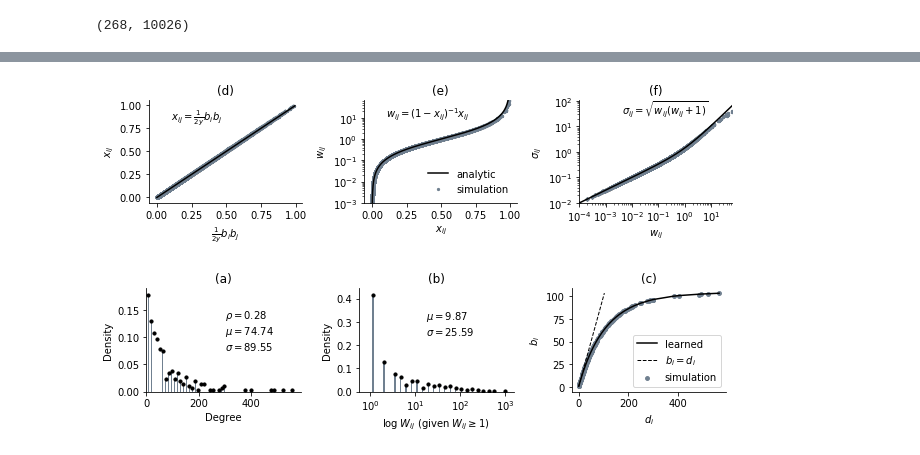
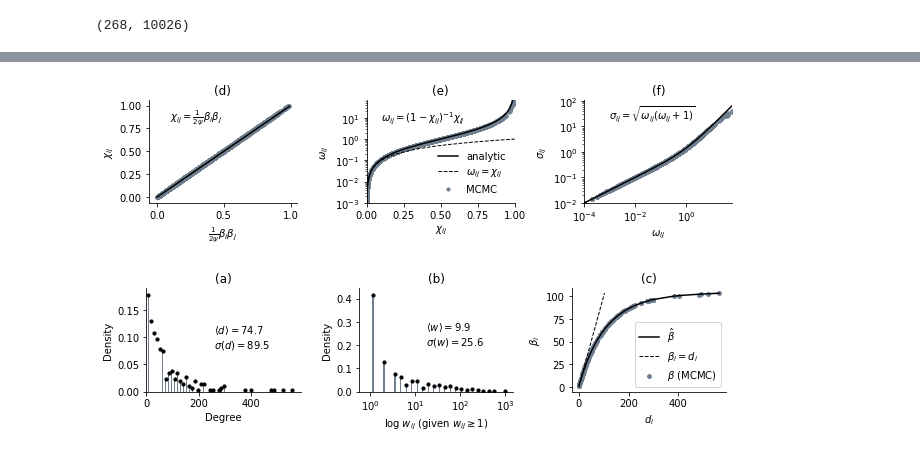
Before and after one commit to PhilChodrow/multigraph_moments, a Jupyter notebook: figs_descriptive.ipynb, the cells around one changed output, grey strips where cells are left out. Drawn from its saved outputs; the diff is of its cells as text; code cells hidden in the pictures.

```diff
--- a/figs_descriptive.ipynb
+++ b/figs_descriptive.ipynb
@@ -121,27 +130,27 @@ ax1 = fig.add_subplot(131)
 CL_ = X_from_b(b_)
 ax1.scatter(CL_.ravel(),
             x.ravel(),
-            s = 5,
+            s = 10,
             label = 'simulation',
             color = 'slategrey',
             alpha = alpha)
 ax1.plot([0, x.max()], [0, x.max()], color = 'black', label = 'analytic', linewidth = linewidth)
 
-ax1.set(xlabel = r'$\frac{1}{2y}b_ib_j$',
-        ylabel = r'$x_{ij}$',
+ax1.set(xlabel = r'$\frac{1}{2\psi}\beta_i\beta_j$',
+        ylabel = r'$\chi_{ij}$',
         title = '(d)')
 
 
 # ax1.text(.5, .25, r'$x_{ij} = \frac{b_ib_j}{2y}$')
-ax1.text(.1, .85, r'$x_{ij} = \frac{1}{2y}b_ib_j$')
+ax1.text(.1, .85, r'$\chi_{ij} = \frac{1}{2\psi}\beta_i\beta_j$')
 
 # second plot: w_{ij} vs. x_{ij}
 
 ax2 = fig.add_subplot(132)
 ax2.scatter(x.ravel(),
            w.ravel(),
-           s = 5,
-           label = 'simulation',
+           s = 10,
+           label = 'MCMC',
            color = 'slategrey',
            alpha = alpha)
 ax2.semilogy()
@@ -150,60 +159,65 @@ ax2.semilogy()
 X = np.linspace(w.min(), w.max(), 100000)
 Y = X/(1+X)
 ax2.plot(Y, X, color = 'black', label = 'analytic', linewidth = linewidth)
+ax2.plot(X, X, color = 'black', label = r'$\omega_{ij} = \chi_{ij}$', linestyle = 'dashed', linewidth = 1)
 
 ax2.set(ylim = (w.min() + .001, w.max()),
-       xlabel = r'$x_{ij}$',
-       ylabel = r'$w_{ij}$',
+        xlim = (0,1),
+       xlabel = r'$\chi_{ij}$',
+       ylabel = r'$\omega_{ij}$',
         title = '(e)')
 
 
 # ax2.text(.35, .05, r'$w_{ij} = \frac{x_{ij}}{1-x_{ij}}$')
-ax2.text(.1, 10, r'$w_{ij} = (1-x_{ij})^{-1}x_{ij}$')
+ax2.text(.1, 7, r'$\omega_{ij} = (1-\chi_{ij})^{-1}\chi_{ij}$')
 
 # third plot: variance
 ax3 = fig.add_subplot(133)
 sig = np.sqrt(w2.ravel() - (w**2).ravel())
 ax3.scatter(w.ravel(),
            sig,
-           s = 5,
-           label = 'simulation',
+           s = 10,
+#            label = 'simulation',
            color = 'slategrey',
            alpha = alpha)
 ax3.loglog()
 
 X = np.linspace(w.min(), w.max(), 1000000)
 
 Y = np.sqrt(X*(X+1))
 
-ax3.plot(np.sort(X),np.sort(Y), label = 'analytic', color = 'black', linewidth = linewidth)
+ax3.plot(np.sort(X),np.sort(Y), color = 'black', linewidth = linewidth)
+# ax3.plot(X, np.sqrt(X), label = r'$\sigma_{ij} = \sqrt{\omega_{ij}}$', linestyle = 'dashed', linewidth = 1, color = 'black')
 
 ax3.set(xlim = (w[w>0].min(), w.max()),
        ylim = (sig[sig>0].min(), None),
-        xlabel = r'$w_{ij}$',
+        xlabel = r'$\omega_{ij}$',
        ylabel = r'$\sigma_{ij}$',
        title = '(f)')
 
-ax3.text(.004, 30, r'$\sigma_{ij} = \sqrt{w_{ij}(w_{ij} + 1)}$')
+ax3.text(.0009, 20, r'$\sigma_{ij} = \sqrt{\omega_{ij}(\omega_{ij} + 1)}$')
+
+# ax3.legend(loc = 'lower right', frameon=False)
 
 # Fourth plot: learned parameters
 # ax4 = fig.add_subplot(141)
 # ax4.scatter(d, b, color = 'slategrey', label = 'simulation', s = 15)
 # ax4.plot(np.sort(d), np.sort(b_), color = 'black', label = 'learned', linewidth = linewidth)
 
 # ax4.set(xlabel = r'$d_i$',
 #         ylabel = r'$b_i$',
 #         title = '(a)')
 
 for ax in [ax1, ax2, ax3]:
     ax.spines['right'].set_visible(False)
     ax.spines['top'].set_visible(False)
 
 ax2.legend(loc = 'lower right', frameon=False)
 
 plt.tight_layout()
 plt.savefig('../../Downloads/validation.png', dpi=300)
 # %% [output]
-[figure, old version]
+[figure, new version]
 # %%
 X, Y = np.histogram(d, bins = 50)
 X = X/X.sum()
@@ -250,14 +264,14 @@ ax3.scatter(Y, X, color = 'black', zorder=10, s = 10)
 ax3.set(title = '(b)',
        ylim = (0, None),
        xlim = (-.5, None),
-       xlabel = r"$\log \; W_{ij}$ (given $W_{ij} \geq 1$)",
+       xlabel = r"$\log \; w_{ij}$ (given $w_{ij} \geq 1$)",
        ylabel = "Density")
 
 W_ = W[W>0]
 mu = W_.mean()
 sigma = np.sqrt(np.var(W_))
-ax3.text(2.5, .25,
-         r'$\mu = $' + str(round(mu, 2)) + '\n' + r'$\sigma = $' + str(round(sigma, 2)))
+ax3.text(2.5, .2,
+         r'$\langle w \rangle = $' + str(round(mu, 1)) + '\n' + r'$\sigma(w) = $' + str(round(sigma, 1)))
 
 # ax3.semilogy()
 ax3.set_xticks(np.arange(0, 7, 2))
@@ -269,19 +283,19 @@ mu = d.mean()
 sigma = np.sqrt(((d**2).mean() - d.mean()**2))
 density = d.sum() / (n*(n-1))
 
-ax1.text(300, .08,
-        r'$\rho = $' + str(round(density, 2)) + '\n' +  r'$\mu = $' + str(round(mu, 2)) + '\n' + r'$\sigma = $' + str(round(sigma,2)))
+ax1.text(260, .08,
+r'$\langle d \rangle = $' + str(round(mu, 1)) + '\n' + r'$\sigma(d) = $' + str(round(sigma,1)))
 
 ax2 = fig.add_subplot(133)
 
 
-ax2.scatter(d, b, color = 'slategrey', label = 'simulation', s = 15)
-ax2.plot(np.sort(d), np.sort(b_), color = 'black', label = 'learned', linewidth = linewidth)
-ax2.plot([0, b.max()], [0, b.max()], linestyle = 'dashed', color = 'black', label = r'$b_i = d_i$', linewidth = 1)
+ax2.scatter(d, b, color = 'slategrey', label = r'$\beta$ (MCMC)', s = 15)
+ax2.plot(np.sort(d), np.sort(b_), color = 'black', label = r'$\hat{\beta}$', linewidth = linewidth)
+ax2.plot([0, b.max()], [0, b.max()], linestyle = 'dashed', color = 'black', label = r'$\beta_i = d_i$', linewidth = 1)
 
 
 ax2.set(xlabel = r'$d_i$',
-        ylabel = r'$b_i$',
+        ylabel = r'$\beta_i$',
         title = '(c)')
 
 for ax in ax1, ax2, ax3:
@@ -294,4 +308,4 @@ plt.tight_layout()
 
 plt.savefig('../../Downloads/degree_distribution.png', dpi=300)
 # %% [output]
-[figure, old version]
+[figure, new version]
```
Also changed, not shown: parts of 1 cell of this notebook, 6 other files.
